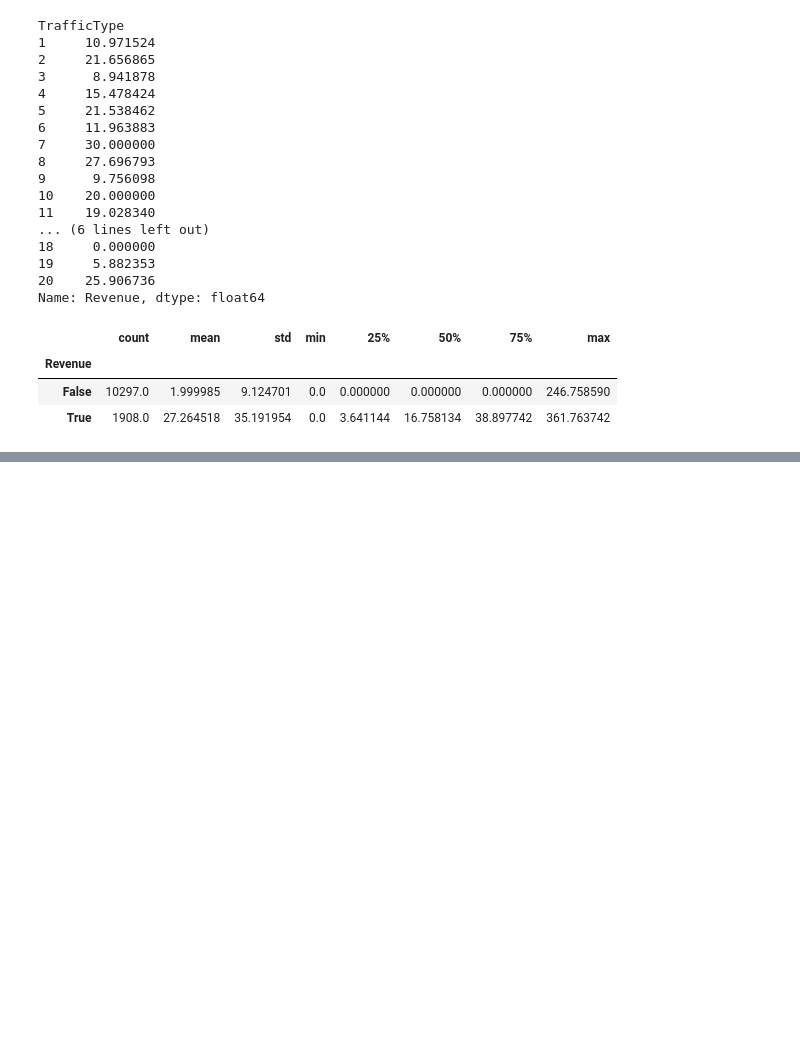
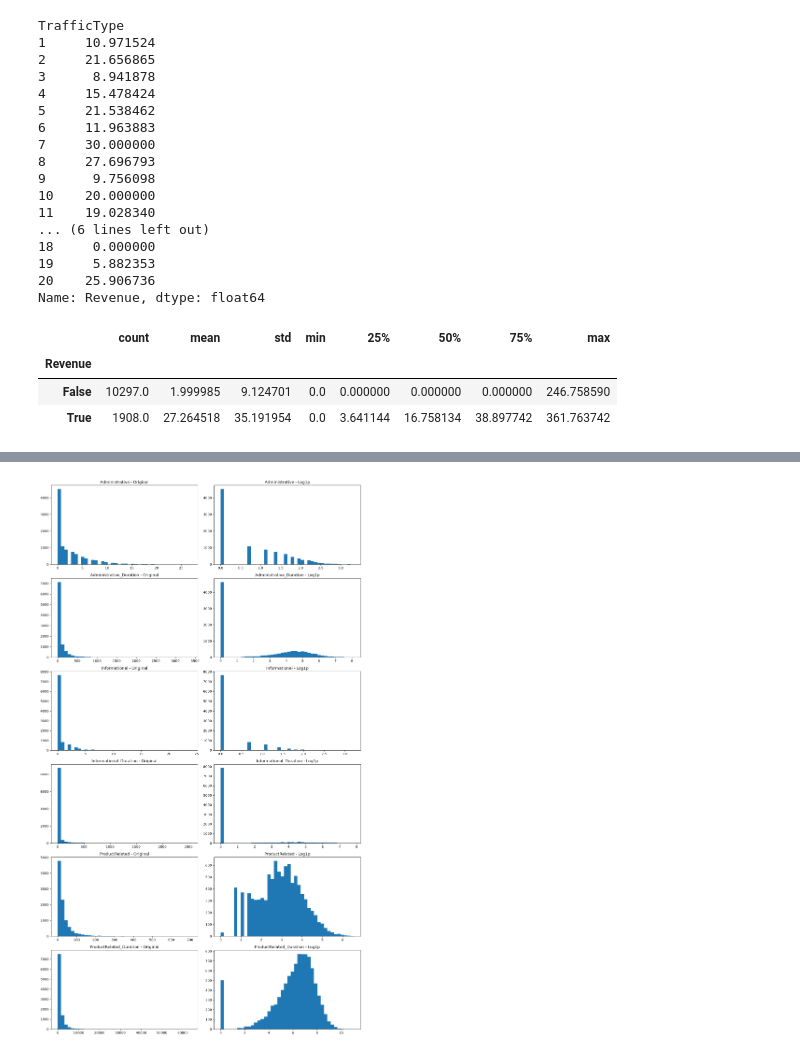
Before and after one commit to dhyankrshna-r4ce/online_shopping_purchase_prediction, a Jupyter notebook: online_shopping_purchase_intention.ipynb, the cells around one changed output, grey strips where cells are left out. Cells and saved outputs as stored; diff of their text form; code cells hidden in the pictures; blank space fills up the shorter version.

Commit message:
Train-test split and preprocessing

```diff
--- a/online_shopping_purchase_intention.ipynb
+++ b/online_shopping_purchase_intention.ipynb
@@ -358,0 +362,9 @@ df.groupby('Revenue')['PageValues'].describe()
+# %%
+from sklearn.model_selection import train_test_split
+
+x_train, x_test, y_train, y_test = train_test_split(
+    x, y,
+    test_size=0.2,
+    random_state=42,
+    stratify=y
+)
@@ -358,0 +421,8 @@ df.groupby('Revenue')['PageValues'].describe()
+# %%
+x_train_log = x_train.copy()
+x_test_log = x_test.copy()
+# %%
+log_columns = ['Administrative','Administrative_Duration','Informational','Informational_Duration','ProductRelated','ProductRelated_Duration']
+# %%
+x_train_log[log_columns] = np.log1p(x_train_log[log_columns])
+x_test_log[log_columns] = np.log1p(x_test_log[log_columns])
@@ -358,0 +443,14 @@ df.groupby('Revenue')['PageValues'].describe()
+# %%
+fig, axes = plt.subplots(6, 2, figsize=(14, 24))
+
+for i, col in enumerate(log_columns):
+    axes[i, 0].hist(x_train[col], bins=40)
+    axes[i, 0].set_title(f'{col} - Original')
+
+    axes[i, 1].hist(x_train_log[col], bins=40)
+    axes[i, 1].set_title(f'{col} - Log1p')
+
+plt.tight_layout()
+plt.show()
+# %% [output]
+[figure, added]
```
Also changed, not shown: parts of 10 cells of this notebook.
